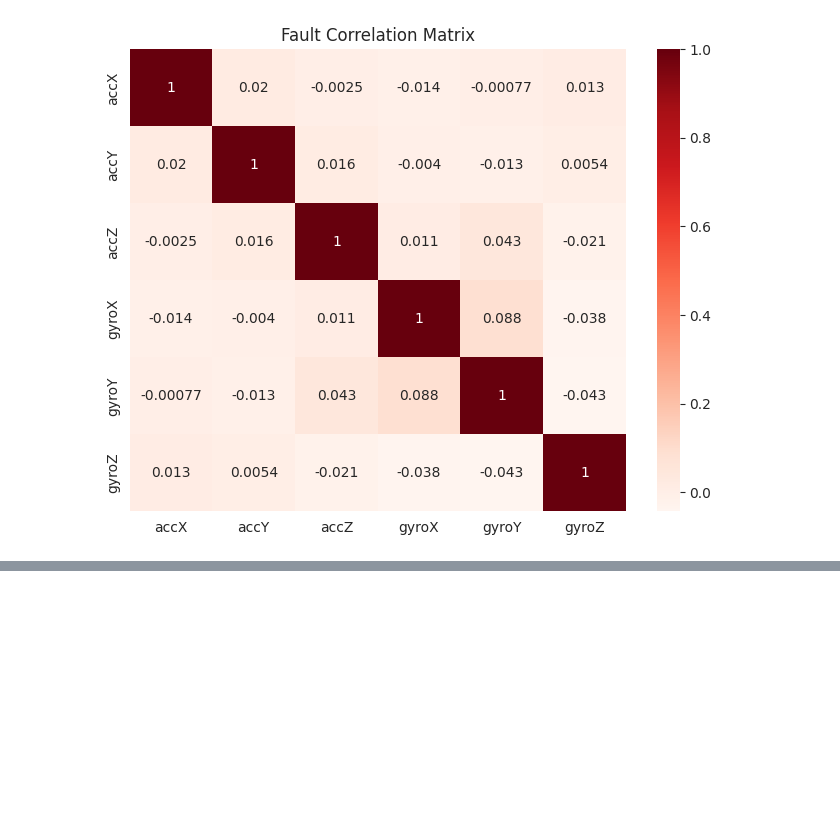
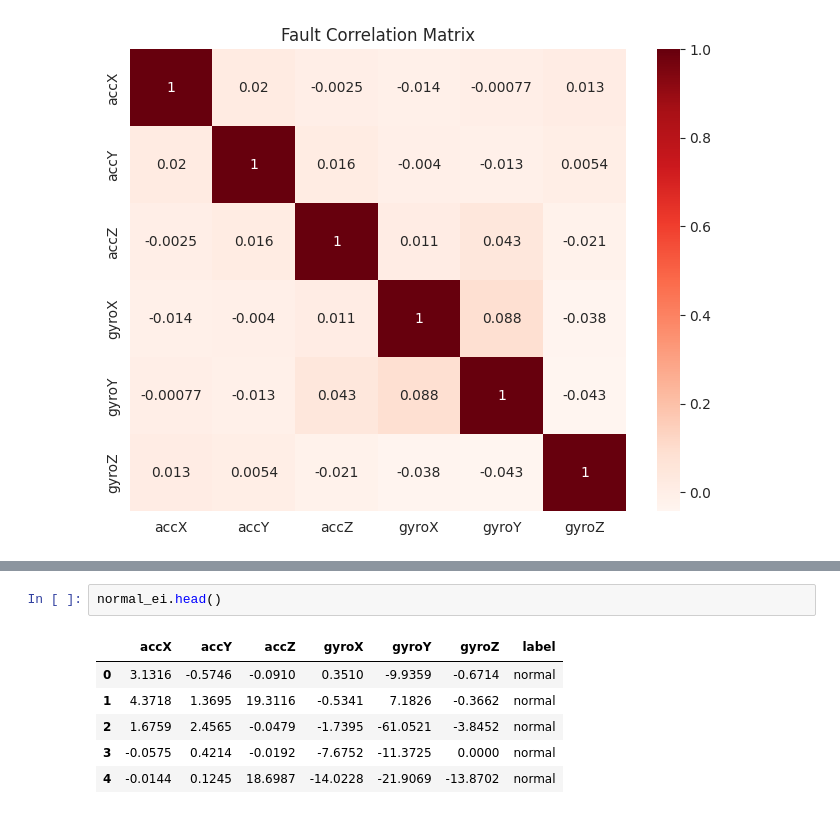
Before and after one commit to nimalan-parameswaran/SmartBio-Air, a Jupyter notebook: Data/Data_Preprocessing_and_EDA.ipynb, the cells around one changed output, grey strips where cells are left out. Saved outputs shown, nothing was run; the diff lists cells and outputs as text; blank space fills up the shorter version.

```diff
--- a/Data/Data_Preprocessing_and_EDA.ipynb
+++ b/Data/Data_Preprocessing_and_EDA.ipynb
@@ -157,3 +160,12 @@ print(normal_ei.shape)
+# %%
+normal_ei.head()
+# %% [output]
+|  | accX | accY | accZ | gyroX | gyroY | gyroZ | label |
+| 0 | 3.1316 | -0.5746 | -0.0910 | 0.3510 | -9.9359 | -0.6714 | normal |
+| 1 | 4.3718 | 1.3695 | 19.3116 | -0.5341 | 7.1826 | -0.3662 | normal |
+| 2 | 1.6759 | 2.4565 | -0.0479 | -1.7395 | -61.0521 | -3.8452 | normal |
+| 3 | -0.0575 | 0.4214 | -0.0192 | -7.6752 | -11.3725 | 0.0000 | normal |
+| 4 | -0.0144 | 0.1245 | 18.6987 | -14.0228 | -21.9069 | -13.8702 | normal |
 # %%
 fault_ei = pd.read_csv("/content/ei_fault.csv")
 print(fault_ei.shape)
```
Also changed, not shown: parts of 4 cells of this notebook.
